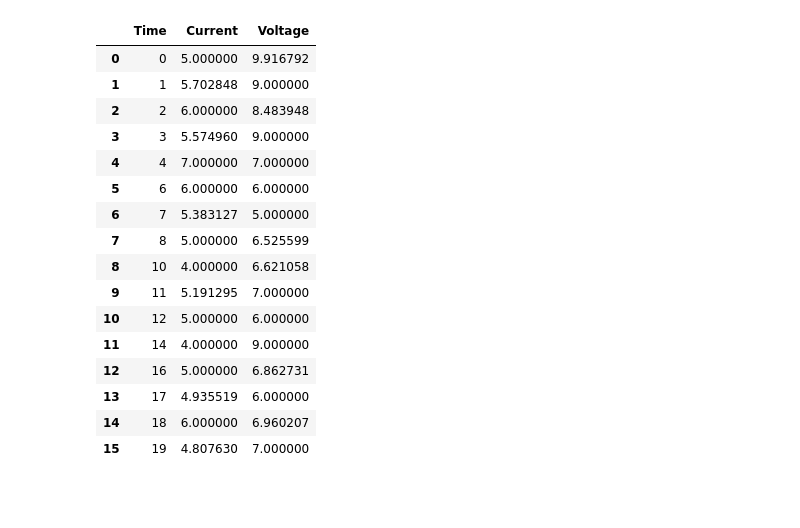
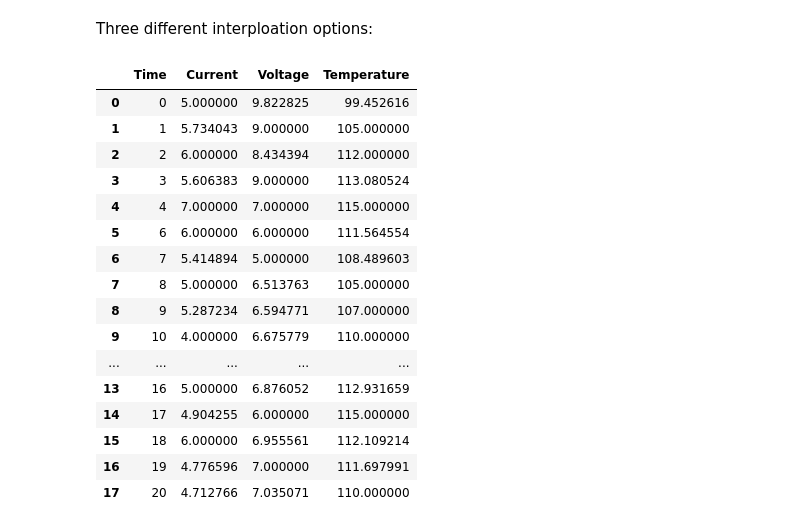
Before and after one commit to mrbenkoe/bk_merger, a Jupyter notebook: bk_merger.ipynb, the cells around one changed output. Cells and saved outputs as stored; diff of their text form; code cells hidden in the pictures; blank space fills up the shorter version.

```diff
--- a/bk_merger.ipynb
+++ b/bk_merger.ipynb
@@ -11,4 +18,6 @@ df2 = pd.DataFrame({'Time':   [1,3,4,6,7,11,12,14,17,19],
                     'Voltage':[9,9,7,6,5,7,6,9,6,7]
                    })
 
-print(pd.concat([df1, df2]).sort_values('Time').reset_index(drop=True))
+df3 = pd.DataFrame({'Time':   [1,2,4,8,9,10,11,12,17,20],
+                    'Temperature':[105,112,115,105,107,110,111,113,115,110]
+                   })
@@ -32,0 +50,24 @@ print(pd.concat([df1, df2]).sort_values('Time').reset_index(drop=True))
+# %%
+merge_list = [df1,df2,df3]
+merge_on   = 'Time'
+# %%
+def merger(merge_list,merge_on,data=[]):
+
+    merge1 = merge_list[0].merge(merge_list[1], how='left', on=merge_on)
+    merge2 = merge_list[1].merge(merge_list[0], how='left', on=merge_on)
+
+    data = pd.concat([merge1,merge2]).sort_values(merge_on)
+    data = data.drop_duplicates(subset=[merge_on]).reset_index(drop=True)
+
+    if len(merge_list) > 2:
+        for extra_merge in range(2,len(merge_list)):
+            merge1 = data.merge(merge_list[extra_merge], how='left', on=merge_on)
+            merge2 = merge_list[extra_merge].merge(data, how='left', on=merge_on)
+
+            data = pd.concat([merge1,merge2]).sort_values(merge_on)
+            data = data.drop_duplicates(subset=[merge_on]).reset_index(drop=True)
+
+    return data
+
+data = merger(merge_list,merge_on)
+data
@@ -33,35 +92,29 @@ print(pd.concat([df1, df2]).sort_values('Time').reset_index(drop=True))
+# %% [markdown]
+Three different interploation options:
 # %%
-merge_on = 'Time'
-
-merge1 = df1.merge(df2, how='left', on=merge_on)
-merge2 = df2.merge(df1, how='left', on=merge_on)
-
-data = pd.concat([merge1,merge2]).sort_values(merge_on)
-data = data.drop_duplicates(subset=[merge_on]).reset_index(drop=True)
-
 data_int1 = data.interpolate(limit=2, limit_direction='forward')
 data_int2 = data.interpolate(limit=2, limit_direction='backward')
 data_int3  = data.interpolate(method='spline', order=1, limit=10, limit_direction='both')
 
 data_int3
 # %% [output]
-|  | Time | Current | Voltage |
-| 0 | 0 | 5.000000 | 9.916792 |
-| 1 | 1 | 5.702848 | 9.000000 |
-| 2 | 2 | 6.000000 | 8.483948 |
-| 3 | 3 | 5.574960 | 9.000000 |
-| 4 | 4 | 7.000000 | 7.000000 |
-| 5 | 6 | 6.000000 | 6.000000 |
-| 6 | 7 | 5.383127 | 5.000000 |
-| 7 | 8 | 5.000000 | 6.525599 |
-| 8 | 10 | 4.000000 | 6.621058 |
-| 9 | 11 | 5.191295 | 7.000000 |
-| 10 | 12 | 5.000000 | 6.000000 |
-| 11 | 14 | 4.000000 | 9.000000 |
-| 12 | 16 | 5.000000 | 6.862731 |
-| 13 | 17 | 4.935519 | 6.000000 |
-| 14 | 18 | 6.000000 | 6.960207 |
-| 15 | 19 | 4.807630 | 7.000000 |
+|  | Time | Current | Voltage | Temperature |
+| 0 | 0 | 5.000000 | 9.822825 | 99.452616 |
+| 1 | 1 | 5.734043 | 9.000000 | 105.000000 |
+| 2 | 2 | 6.000000 | 8.434394 | 112.000000 |
+| 3 | 3 | 5.606383 | 9.000000 | 113.080524 |
+| 4 | 4 | 7.000000 | 7.000000 | 115.000000 |
+| 5 | 6 | 6.000000 | 6.000000 | 111.564554 |
+| 6 | 7 | 5.414894 | 5.000000 | 108.489603 |
+| 7 | 8 | 5.000000 | 6.513763 | 105.000000 |
+| 8 | 9 | 5.287234 | 6.594771 | 107.000000 |
+| 9 | 10 | 4.000000 | 6.675779 | 110.000000 |
+| ... | ... | ... | ... | ... |
+| 13 | 16 | 5.000000 | 6.876052 | 112.931659 |
+| 14 | 17 | 4.904255 | 6.000000 | 115.000000 |
+| 15 | 18 | 6.000000 | 6.955561 | 112.109214 |
+| 16 | 19 | 4.776596 | 7.000000 | 111.697991 |
+| 17 | 20 | 4.712766 | 7.035071 | 110.000000 |
 # %%
 fig = go.Figure()
 
```
Also changed, not shown: parts of 26 cells of this notebook, 2 other files.
